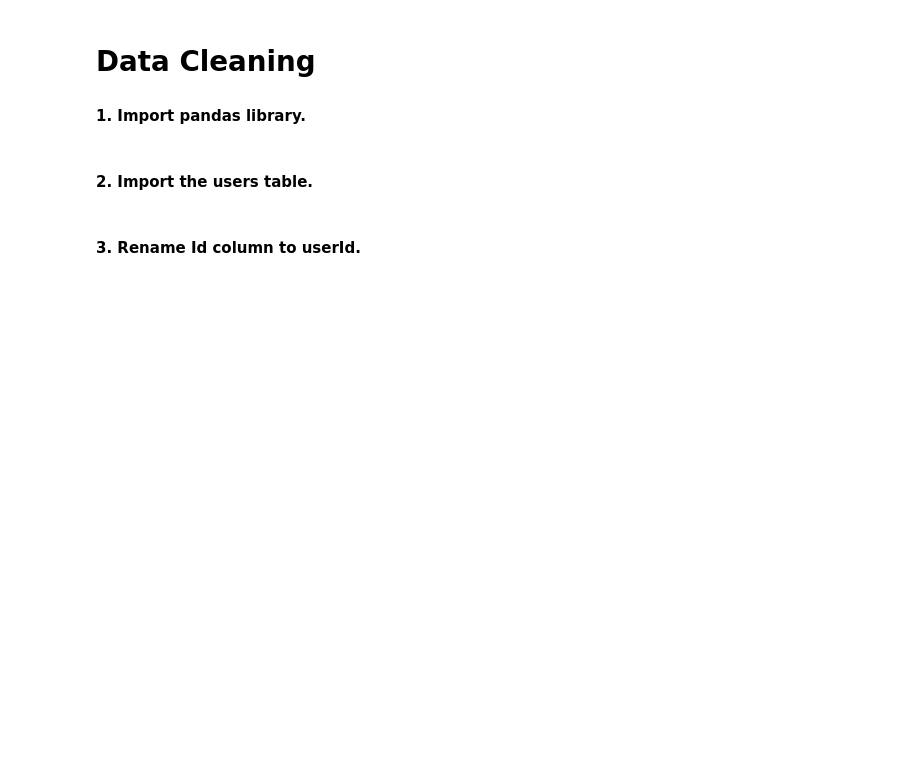
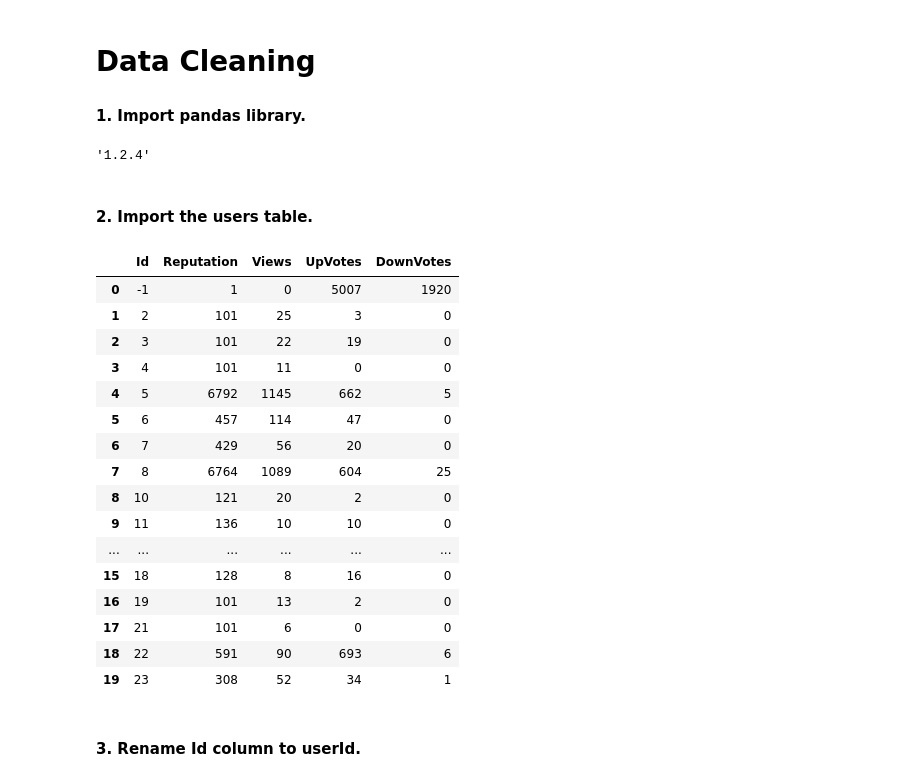
Before and after one commit to ta-data-remote/lab-data-cleaning, a Jupyter notebook: your-code/main.ipynb, the cells around one changed output. Cells and saved outputs as stored; diff of their text form; code cells hidden in the pictures; blank space fills up the shorter version.

```diff
--- a/your-code/main.ipynb
+++ b/your-code/main.ipynb
@@ -2,7 +2,34 @@
 # Data Cleaning
 
 #### 1. Import pandas library.
+# %%
+import pandas as pd
+pd.__version__
+# %% [output]
+'1.2.4'
 # %% [markdown]
 #### 2. Import the users table.
+# %%
+users = pd.read_csv(r"/Users/elinaneu/Desktop/Ironhack/Week 2/Tag2/Labs/lab-data-cleaning/data/users.csv")
+users = users.drop("Unnamed: 0", axis = 1)
+users.head(20)
+# %% [output]
+|  | Id | Reputation | Views | UpVotes | DownVotes |
+| 0 | -1 | 1 | 0 | 5007 | 1920 |
+| 1 | 2 | 101 | 25 | 3 | 0 |
+| 2 | 3 | 101 | 22 | 19 | 0 |
+| 3 | 4 | 101 | 11 | 0 | 0 |
+| 4 | 5 | 6792 | 1145 | 662 | 5 |
+| 5 | 6 | 457 | 114 | 47 | 0 |
+| 6 | 7 | 429 | 56 | 20 | 0 |
+| 7 | 8 | 6764 | 1089 | 604 | 25 |
+| 8 | 10 | 121 | 20 | 2 | 0 |
+| 9 | 11 | 136 | 10 | 10 | 0 |
+| ... | ... | ... | ... | ... | ... |
+| 15 | 18 | 128 | 8 | 16 | 0 |
+| 16 | 19 | 101 | 13 | 2 | 0 |
+| 17 | 21 | 101 | 6 | 0 | 0 |
+| 18 | 22 | 591 | 90 | 693 | 6 |
+| 19 | 23 | 308 | 52 | 34 | 1 |
 # %% [markdown]
 #### 3. Rename Id column to userId.
```
Also changed, not shown: parts of 8 cells of this notebook.
